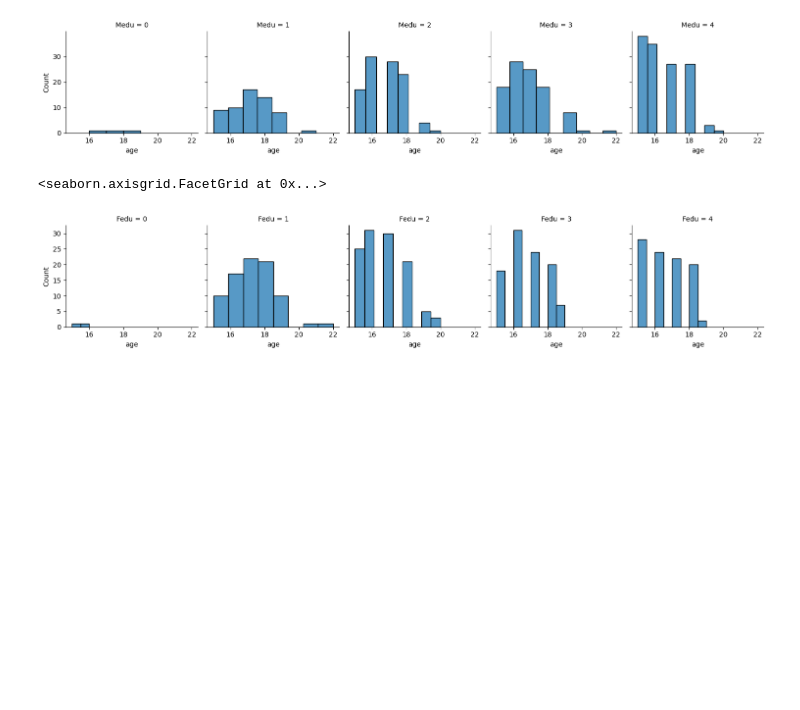
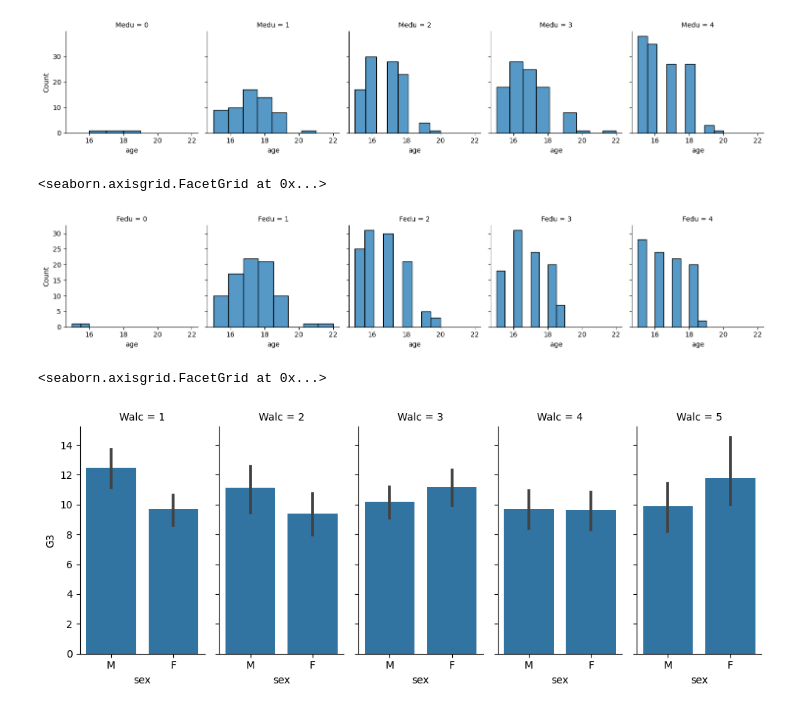
Before and after one commit to jaquimbayoc8/DiplomadoMLA2023, a Jupyter notebook: 3. RegresionLineal/RlinealNotas.ipynb, the cells around one changed output. Drawn from its saved outputs; the diff is of its cells as text; code cells hidden in the pictures; blank space fills up the shorter version.

```diff
--- a/3. RegresionLineal/RlinealNotas.ipynb
+++ b/3. RegresionLineal/RlinealNotas.ipynb
@@ -46,6 +46,22 @@ def multigraf (df, coluno, coldos):
     g = sns.FacetGrid(df, col=coluno)
     g.map(sns.histplot, coldos)
     return g
+
+##Funcion multigraficas para tres variables
+def multigrafTres (df, coluno, coldos, coltres):
+    h = sns.FacetGrid(df, col=coluno, height=4, aspect=.5)
+    h.map(sns.barplot, coldos, coltres, order=['M','F'])
+    return h
+
+##Función de barras y de dispersion
+def barras(df, colx, coly, cruce):
+    sns.catplot(x=colx, y=coly, hue=cruce, kind='bar', data=df)
+
+def dispersion (df, cruce, num, numdos):
+    g = sns.FacetGrid(df, hue=cruce, palette='flare', height=5)
+    g.map(sns.scatterplot, num, numdos, s=100, alpha=0.5)
+    g.add_legend()
+    return g
 # %% [markdown]
 #### Punto 3: Llamado a Funciones
 # %%
@@ -154,3 +170,10 @@ multigraf(notas, 'Fedu','age')
 # %% [output]
 <seaborn.axisgrid.FacetGrid at 0x...>
 [figure]
+# %%
+## Walc, sex, G3
+
+multigrafTres(notas, 'Walc','sex','G3')
+# %% [output]
+<seaborn.axisgrid.FacetGrid at 0x...>
+[figure, added]
```
Also changed, not shown: parts of 7 cells of this notebook.
